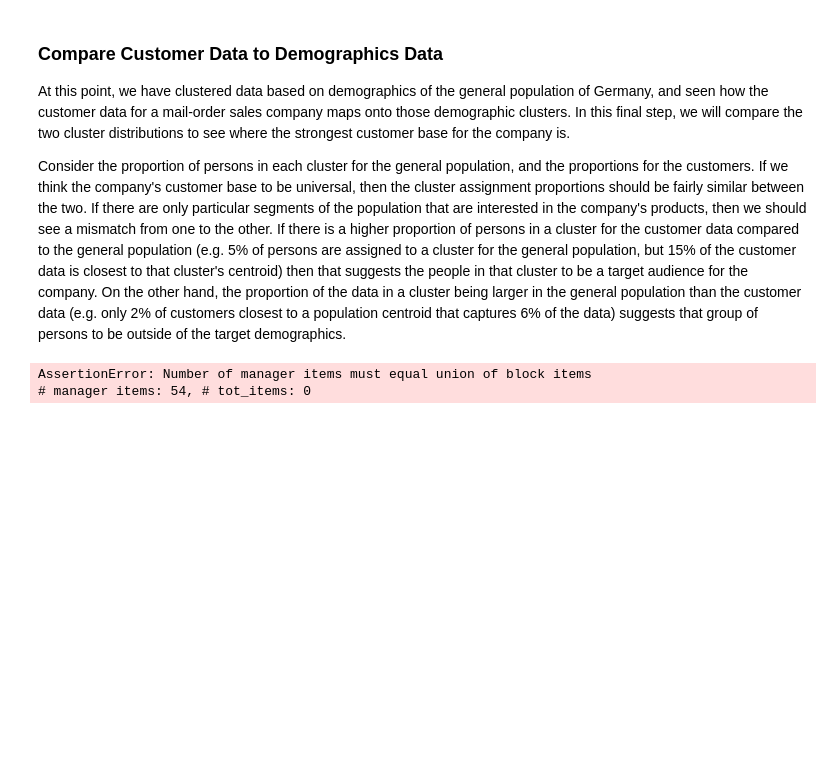
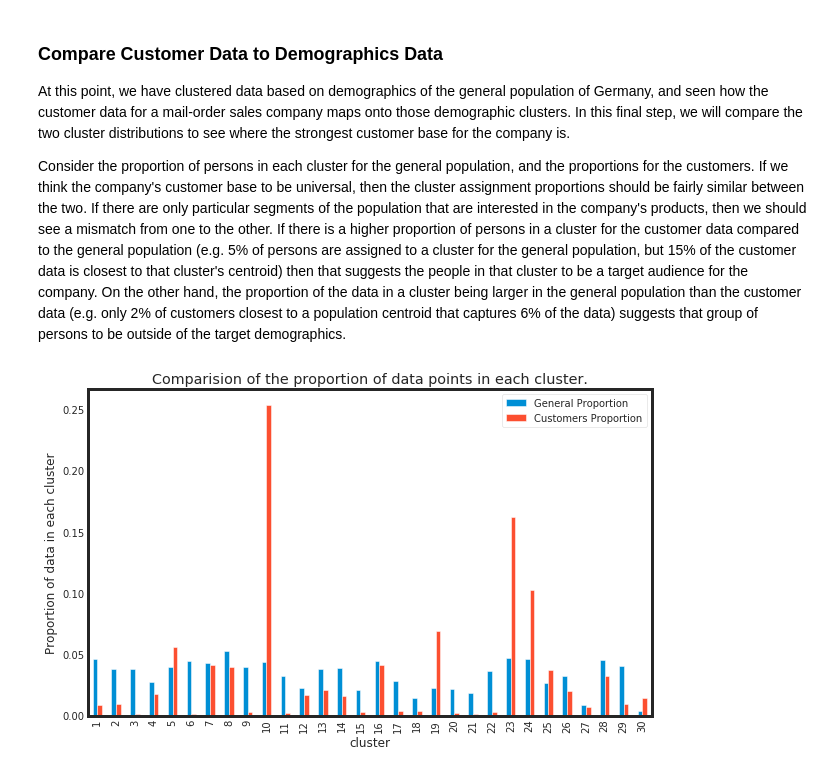
Before and after one commit to leonisawesome/identify_customer_segments, a Jupyter notebook: identify_customer_segment.ipynb, the cells around one changed output. Saved outputs shown, nothing was run; the diff lists cells and outputs as text; code cells hidden in the pictures; blank space fills up the shorter version.

Commit message:
Added last chart.

```diff
--- a/identify_customer_segment.ipynb
+++ b/identify_customer_segment.ipynb
@@ -928,32 +928,26 @@ Consider the proportion of persons in each cluster for the general population, a
 # %%
 # Compare the proportion of data in each cluster for the customer data to the proportion of data in each cluster for
 # the general population.
 general_population_proportion = []
-    ustomer_population_proportion = []
+customer_population_proportion = []
 
 def compare_cluster_proportions():
+    x = [i+1 for i in range(30)]
     clusters = 30
     general_population_proportion = []
     customer_population_proportion = []
     for i in range(clusters):
-    general_population_proportion.append(np.argwhere(df_azdias_kmeans_clusters==i).shape[0]/df_azdias_kmeans_clusters.shape[0])
-    customer_population_proportion.append(np.argwhere(customers_clusters==i).shape[0]/customers_clusters.shape[0])
+        general_population_proportion.append(np.argwhere(df_azdias_kmeans_clusters==i).shape[0]/df_azdias_kmeans_clusters.shape[0])
+        customer_population_proportion.append(np.argwhere(customers_clusters==i).shape[0]/customers_clusters.shape[0])
+    df_proportion = pd.DataFrame({'cluster' : x, 'General Proportion' : general_population_proportion, 'Customers Proportion':customer_population_proportion})
+    df_proportion.plot(x='cluster', y = ['General Proportion', 'Customers Proportion'], kind='bar', figsize=(9,6))
+    plt.title('Comparision of the proportion of data points in each cluster.')
+    plt.ylabel('Proportion of data in each cluster')
+    plt.show()
+
+compare_cluster_proportions()
+# %% [output]
+[figure, added]
-# %%
-
-
-clusters = 30
-general_population_proportion = []
-customer_population_proportion = []
-for i in range(clusters):
-        general_population_proportion.append((df_azdias_kmeans_clusters == i).sum()/len(df_azdias_kmeans_clusters))
-        customer_population_proportio.append((customers_clusters == i).sum()/len(predict_customers))
-
-
-
-    df_azdias_kmeans_clusters
-# %% [output]
-AssertionError: Number of manager items must equal union of block items
-# manager items: 54, # tot_items: 0
 # %%
 # What kinds of people are part of a cluster that is overrepresented in the
 # customer data compared to the general population?
```
Also changed, not shown: parts of 1 cell of this notebook.
